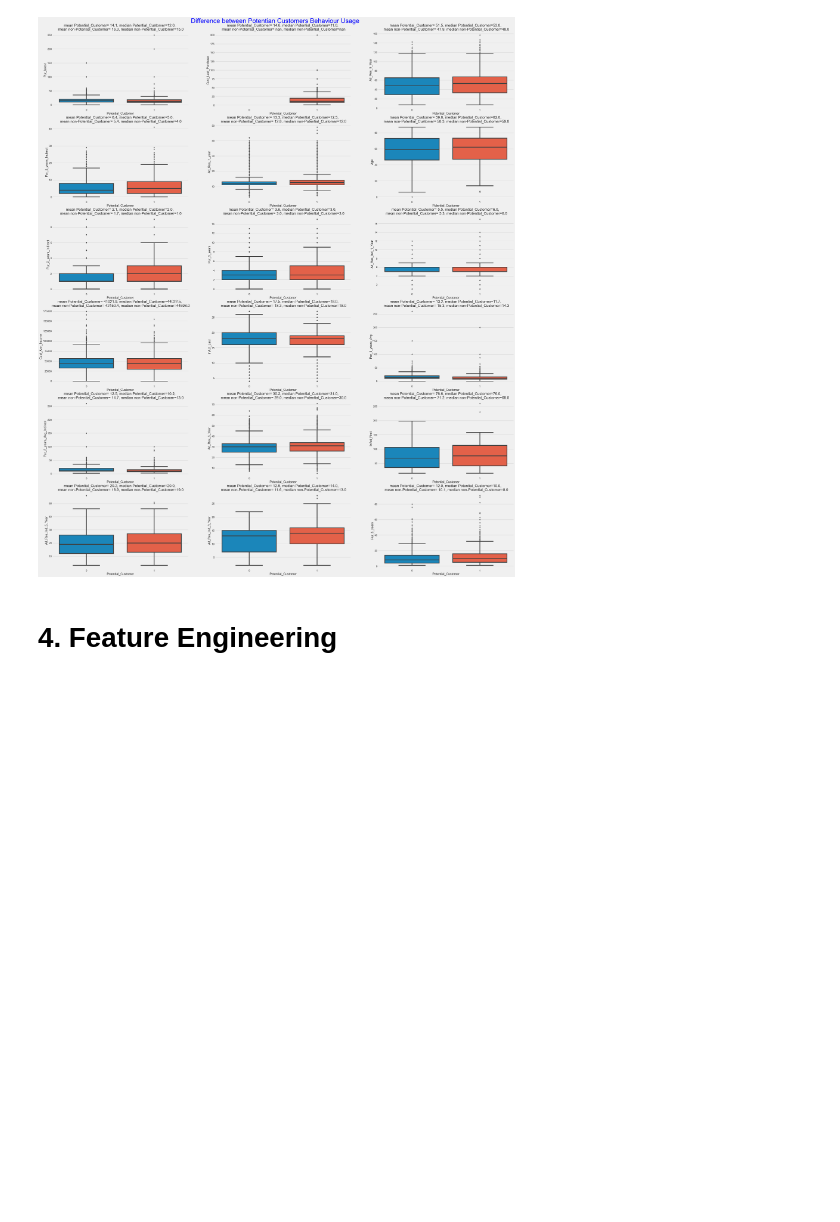
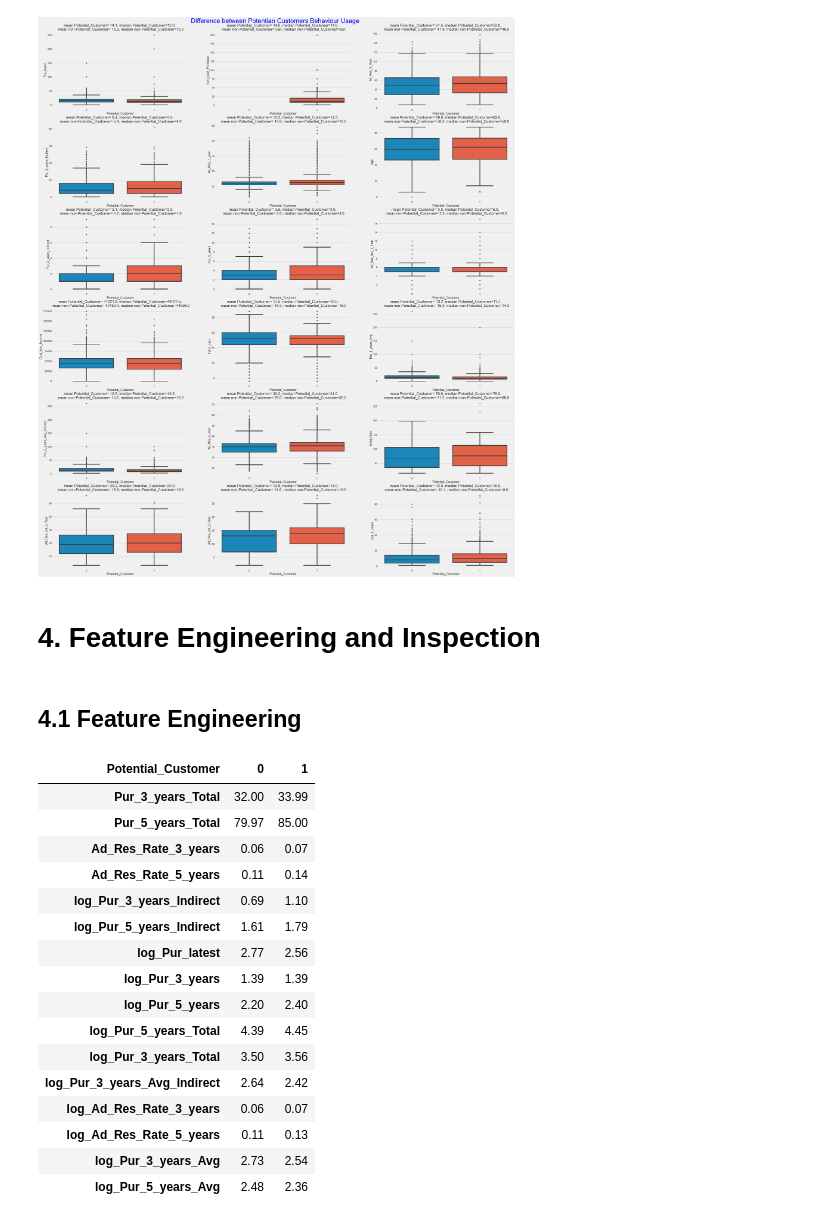
Before and after one commit to wanadzhar913/CADS-2022-Bootcamp-JDS-Cohort-2-Capstone-Project, a Jupyter notebook: CADS_Capstone_Revized.ipynb, the cells around one changed output. Drawn from its saved outputs; the diff is of its cells as text; code cells hidden in the pictures; blank space fills up the shorter version.

Commit message:
added feature engineering/inspection section

```diff
--- a/CADS_Capstone_Revized.ipynb
+++ b/CADS_Capstone_Revized.ipynb
@@ -232,5 +234,7 @@ plt.show()
 # %% [output]
 [figure]
 # %% [markdown]
-# 4. Feature Engineering
+# 4. Feature Engineering and Inspection
+# %% [markdown]
+## 4.1 Feature Engineering
 # %%
@@ -261,4 +269,22 @@ NewCols=['Pur_3_years_Total', 'Pur_5_years_Total', 'Ad_Res_Rate_3_years',
 
 NewNumCols=NewCols+NumCols
 # %%
-data[NewCols+['Potential_Customer']].groupby('Potential_Customer').median().T
+df[NewCols+['Potential_Customer']].groupby('Potential_Customer').median().T
+# %% [output]
+| Potential_Customer | 0 | 1 |
+| Pur_3_years_Total | 32.00 | 33.99 |
+| Pur_5_years_Total | 79.97 | 85.00 |
+| Ad_Res_Rate_3_years | 0.06 | 0.07 |
+| Ad_Res_Rate_5_years | 0.11 | 0.14 |
+| log_Pur_3_years_Indirect | 0.69 | 1.10 |
+| log_Pur_5_years_Indirect | 1.61 | 1.79 |
+| log_Pur_latest | 2.77 | 2.56 |
+| log_Pur_3_years | 1.39 | 1.39 |
+| log_Pur_5_years | 2.20 | 2.40 |
+| log_Pur_5_years_Total | 4.39 | 4.45 |
+| log_Pur_3_years_Total | 3.50 | 3.56 |
+| log_Pur_3_years_Avg_Indirect | 2.64 | 2.42 |
+| log_Ad_Res_Rate_3_years | 0.06 | 0.07 |
+| log_Ad_Res_Rate_5_years | 0.11 | 0.13 |
+| log_Pur_3_years_Avg | 2.73 | 2.54 |
+| log_Pur_5_years_Avg | 2.48 | 2.36 |
```
Also changed, not shown: parts of 7 cells of this notebook, 1 other file.
